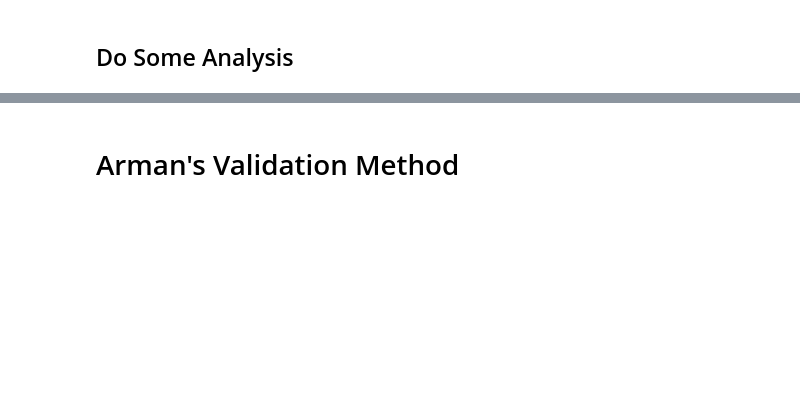
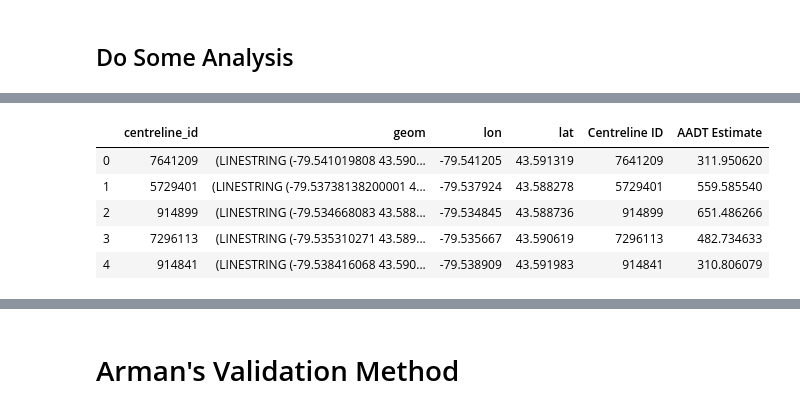
Before and after one commit to CityofToronto/bdit_traffic_prophet, a Jupyter notebook: development_notebooks/MatcherDev.ipynb, the cells around one changed output, grey strips where cells are left out. Saved outputs shown, nothing was run; the diff lists cells and outputs as text; code cells hidden in the pictures; blank space fills up the shorter version.

```diff
--- a/development_notebooks/MatcherDev.ipynb
+++ b/development_notebooks/MatcherDev.ipynb
@@ -1115,7 +1214,7 @@ aadt_estimates = (
     ptc_aadt.loc[:, ['Count ID', 'Centreline ID', 'AADT Estimate']]]).reset_index(drop=True))
 
 aadt_estimates = pd.merge(
-    ctrline_geoms[['centreline_id', 'geom']],
+    ctrline_geoms[['centreline_id', 'geom', 'lon', 'lat']],
     (aadt_estimates.groupby('Centreline ID')[['AADT Estimate']]
      .mean().reset_index()), how='inner',
     left_on='centreline_id', right_on='Centreline ID')
@@ -1135,0 +1241,9 @@ aadt_estimates.to_crs(epsg=3857).plot(column='AADT Estimate', ax=ax, cmap='virid
+# %%
+aadt_estimates.head()
+# %% [output]
+|  | centreline_id | geom | lon | lat | Centreline ID | AADT Estimate |
+| 0 | 7641209 | (LINESTRING (-79.541019808 43.590... | -79.541205 | 43.591319 | 7641209 | 311.950620 |
+| 1 | 5729401 | (LINESTRING (-79.53738138200001 4... | -79.537924 | 43.588278 | 5729401 | 559.585540 |
+| 2 | 914899 | (LINESTRING (-79.534668083 43.588... | -79.534845 | 43.588736 | 914899 | 651.486266 |
+| 3 | 7296113 | (LINESTRING (-79.535310271 43.589... | -79.535667 | 43.590619 | 7296113 | 482.734633 |
+| 4 | 914841 | (LINESTRING (-79.538416068 43.590... | -79.538909 | 43.591983 | 914841 | 310.806079 |
```
Also changed, not shown: parts of 27 cells of this notebook.
